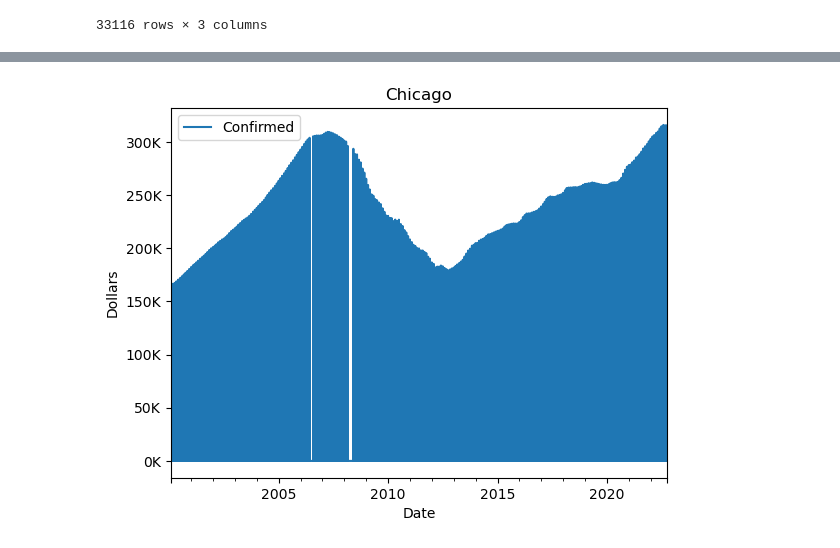
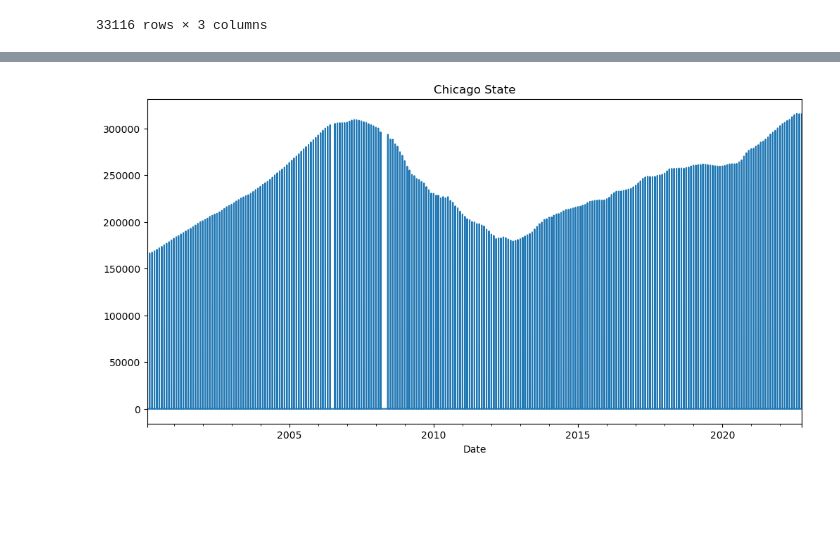
Before and after one commit to sof2401/Data-Visualization, a Jupyter notebook: Preparing Time Series from Wide-Form Data (Core).ipynb, the cells around one changed output, grey strips where cells are left out. Saved outputs shown, nothing was run; the diff lists cells and outputs as text; code cells hidden in the pictures; blank space fills up the shorter version.

```diff
--- a/Preparing Time Series from Wide-Form Data (Core).ipynb
+++ b/Preparing Time Series from Wide-Form Data (Core).ipynb
@@ -158,11 +168,7 @@ fmt_thous = mticks.FuncFormatter(thousands)
 # %%
-chicago_ts = df_ts.loc['Chicago'].copy()
-ax = chicago_ts.plot()
-ax.set_title('Chicago')
-ax.set_ylabel('Dollars')
-
-ax.yaxis.set_major_formatter(fmt_mill)
-ax.yaxis.set_major_formatter(fmt_thous)
+state_code = "Chicago"
+chicago_ts = df_ts.loc[state_code].copy()
+axes = chicago_ts['Confirmed'].plot(figsize=(12,6),title=f"{state_code} State")
 # %% [output]
-[figure, old version]
+[figure, new version]
 # %%
```
Also changed, not shown: parts of 3 cells of this notebook.
